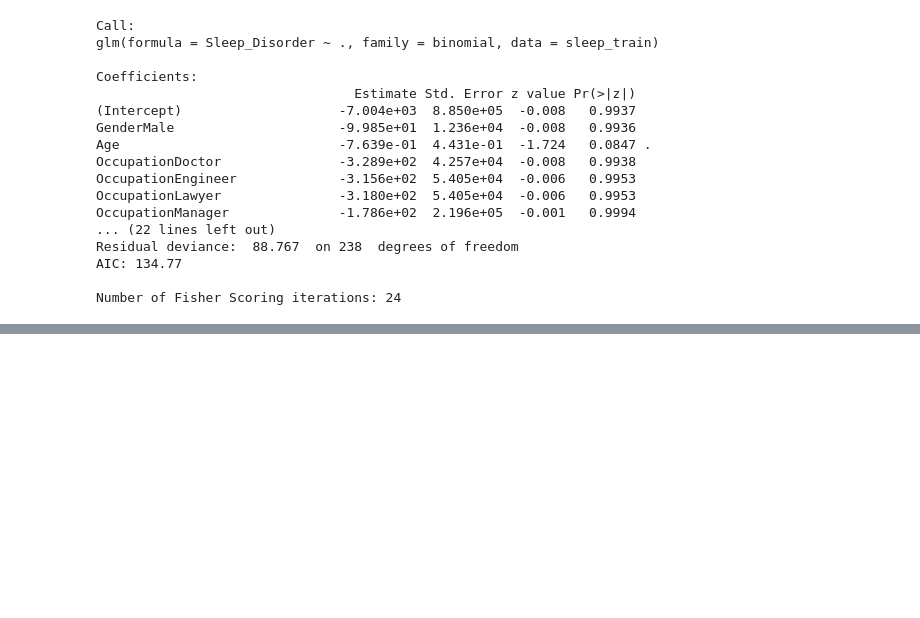
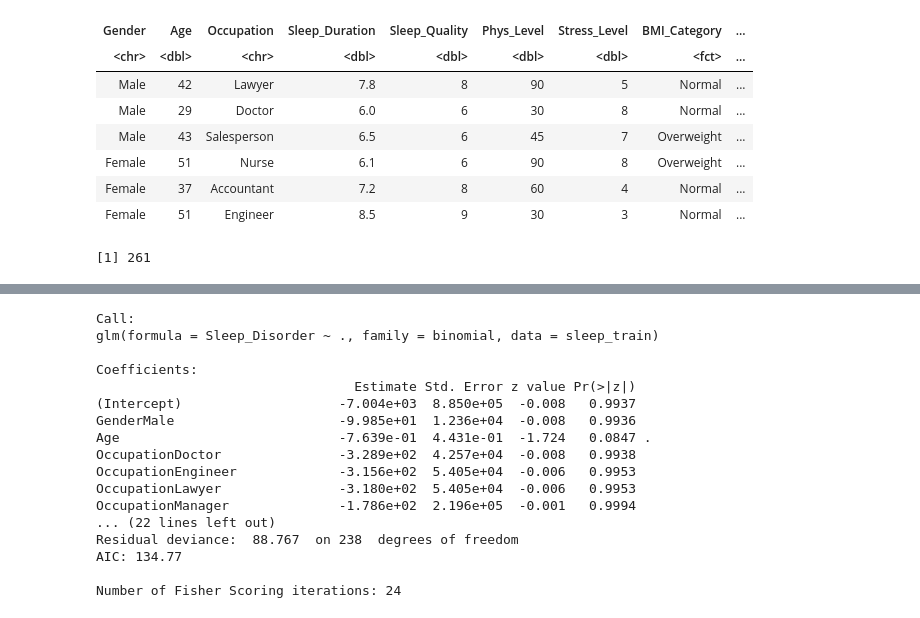
Before and after one commit to Tarun-Narayan/STAT301-GroupProject, a Jupyter notebook: MethodsPlan&ComputationalCode&Output-3.ipynb, the cells around one changed output, grey strips where cells are left out. Saved outputs shown, nothing was run; the diff lists cells and outputs as text; code cells hidden in the pictures; blank space fills up the shorter version.

```diff
--- a/MethodsPlan&ComputationalCode&Output-3.ipynb
+++ b/MethodsPlan&ComputationalCode&Output-3.ipynb
@@ -101,19 +79,13 @@ sleep_data <- sleep_data %>%
 # %%
+# Splitting Blood pressure into Systolic BP and Diastolic BP
 sleep_data <- sleep_data %>%
-  # Splitting Blood pressure into Systolic BP and Diastolic BP
-  separate(Blood_Pressure, into = c("Systolic_BP", "Diastolic_BP"), sep = "/", convert = TRUE) %>%
+  separate(Blood_Pressure, into = c("Systolic_BP", "Diastolic_BP"), sep = "/", convert = TRUE)
+
+# Modify Sleep_Disorder and BMI_Cateogry to factor
+sleep_data <- sleep_data %>%
   mutate(Sleep_Disorder = ifelse(Sleep_Disorder == "None", 0, 1),
          Sleep_Disorder = as.factor(Sleep_Disorder),
          BMI_Category = as.factor(BMI_Category))
 
-# Split into train (70%) and test (30%) sets
-set.seed(123)
-sleep_train <- sleep_data %>% slice_sample(prop = 0.7)
-sleep_test <- sleep_data %>% anti_join(sleep_train, by = "Person ID")
-
-# Remove ID column
-sleep_train <- sleep_train %>% select(-`Person ID`)
-sleep_test <- sleep_test %>% select(-`Person ID`)
-head(sleep_train)
-nrow(sleep_train)
+glimpse(sleep_data)
 # %% [output]
@@ -130,4 +167,17 @@ A tibble: 6 × 13
 # %%
+set.seed(123)
+
+# Split into train (70%) and test (30%) sets
+sleep_train <- sleep_data %>% slice_sample(prop = 0.7)
+sleep_test <- sleep_data %>% anti_join(sleep_train, by = "ID")
+
+# Remove ID column
+sleep_train <- sleep_train %>% select(-`ID`)
+sleep_test <- sleep_test %>% select(-`ID`)
+
+head(sleep_train)
+nrow(sleep_train)
+
 # Fit logistic regression model using glm()
 logit_model <- glm(Sleep_Disorder ~ ., data = sleep_train, family = binomial)
 
@@ -138,17 +187,9 @@ Warning message:
+| Gender | Age | Occupation | Sleep_Duration | Sleep_Quality | Phys_Level | Stress_Level | BMI_Category | ... |
+| <chr> | <dbl> | <chr> | <dbl> | <dbl> | <dbl> | <dbl> | <fct> | ... |
+| Male | 42 | Lawyer | 7.8 | 8 | 90 | 5 | Normal | ... |
+| Male | 29 | Doctor | 6.0 | 6 | 30 | 8 | Normal | ... |
+| Male | 43 | Salesperson | 6.5 | 6 | 45 | 7 | Overweight | ... |
+| Female | 51 | Nurse | 6.1 | 6 | 90 | 8 | Overweight | ... |
+| Female | 37 | Accountant | 7.2 | 8 | 60 | 4 | Normal | ... |
+| Female | 51 | Engineer | 8.5 | 9 | 30 | 3 | Normal | ... |
-Call:
-glm(formula = Sleep_Disorder ~ ., family = binomial, data = sleep_train)
-
-Coefficients:
-                                 Estimate Std. Error z value Pr(>|z|)
-(Intercept)                    -7.004e+03  8.850e+05  -0.008   0.9937
-GenderMale                     -9.985e+01  1.236e+04  -0.008   0.9936
-Age                            -7.639e-01  4.431e-01  -1.724   0.0847 .
-OccupationDoctor               -3.289e+02  4.257e+04  -0.008   0.9938
-OccupationEngineer             -3.156e+02  5.405e+04  -0.006   0.9953
-OccupationLawyer               -3.180e+02  5.405e+04  -0.006   0.9953
-OccupationManager              -1.786e+02  2.196e+05  -0.001   0.9994
-... (22 lines left out)
-Residual deviance:  88.767  on 238  degrees of freedom
-AIC: 134.77
-
-Number of Fisher Scoring iterations: 24
+[1] 261
@@ -155,3 +198,20 @@ Number of Fisher Scoring iterations: 24
+Call:
+glm(formula = Sleep_Disorder ~ ., family = binomial, data = sleep_train)
+
+Coefficients:
+                                 Estimate Std. Error z value Pr(>|z|)
+(Intercept)                    -7.004e+03  8.850e+05  -0.008   0.9937
+GenderMale                     -9.985e+01  1.236e+04  -0.008   0.9936
+Age                            -7.639e-01  4.431e-01  -1.724   0.0847 .
+OccupationDoctor               -3.289e+02  4.257e+04  -0.008   0.9938
+OccupationEngineer             -3.156e+02  5.405e+04  -0.006   0.9953
+OccupationLawyer               -3.180e+02  5.405e+04  -0.006   0.9953
+OccupationManager              -1.786e+02  2.196e+05  -0.001   0.9994
+... (22 lines left out)
+Residual deviance:  88.767  on 238  degrees of freedom
+AIC: 134.77
+
+Number of Fisher Scoring iterations: 24
 # %%
 # Predict on test set
 sleep_test$Predicted_Prob <- predict(logit_model, newdata = sleep_test, type = "response")
```
Also changed, not shown: parts of 13 cells of this notebook.
